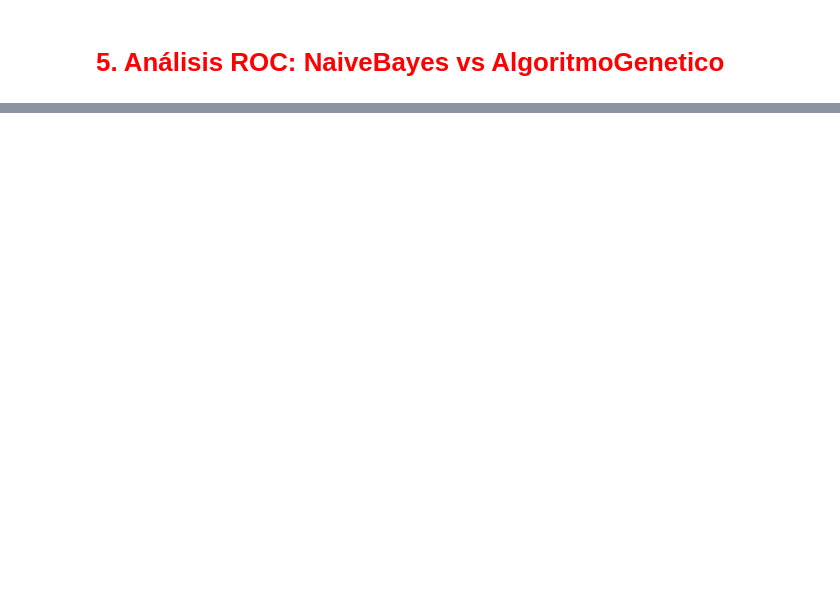
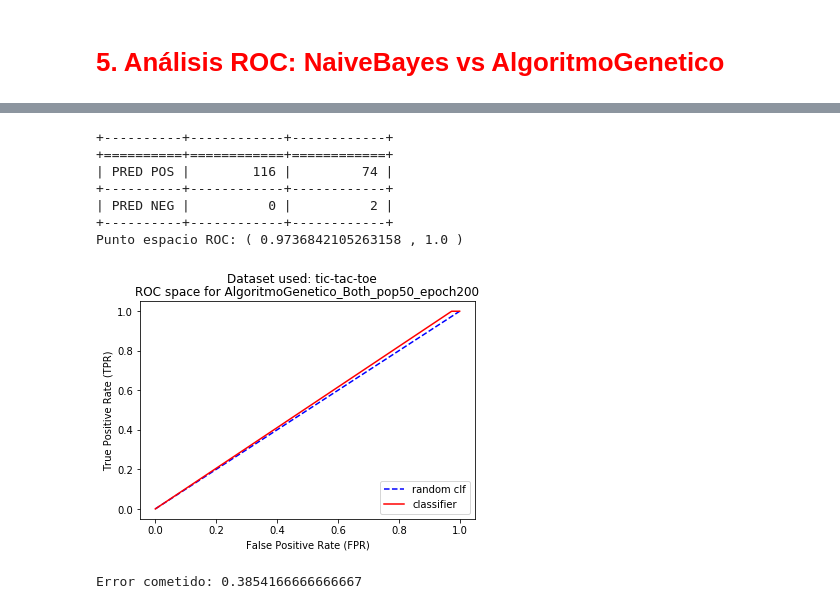
Before and after one commit to AlejandroSantorum/MachineLearning_Assignments, a Jupyter notebook: Assignment3/test_GA.ipynb, the cells around one changed output, grey strips where cells are left out. Drawn from its saved outputs; the diff is of its cells as text; code cells hidden in the pictures; blank space fills up the shorter version.

```diff
--- a/Assignment3/test_GA.ipynb
+++ b/Assignment3/test_GA.ipynb
@@ -1341,0 +1527,32 @@ print(np.mean(errores))
+# %%
+# Partición + Clasificador
+part_strat = EstrategiaParticionado.ValidacionSimple(percentage=0.8)
+ga = Clasificador.AlgoritmoGenetico(
+        n_population=50,
+        max_rules=7,
+        nepochs=200,
+        cross_prob=0.4,
+        cross_strat='both',
+        bitflip_prob=None,
+        add_rule_prob=0.3,
+        elite_perc=0.05,
+        shuffle_rules=True,
+        verbose=False
+    )
+
+# ROC Análisis
+fpr, tpr = ROC_Analysis(db_ttt, ga, part_strat)
+plot_ROC(fpr, tpr, clf_name='AlgoritmoGenetico_Both_pop50_epoch200', dataset_name='tic-tac-toe')
+# %% [output]
++----------+------------+------------+
++==========+============+============+
+| PRED POS |        116 |         74 |
++----------+------------+------------+
+| PRED NEG |          0 |          2 |
++----------+------------+------------+
+Punto espacio ROC: ( 0.9736842105263158 , 1.0 )
+[figure, added]
+# %%
+print('Error cometido:', (0+74)/(74+2+116))
+# %% [output]
+Error cometido: 0.3854166666666667
```
Also changed, not shown: parts of 69 cells of this notebook, 1 other file.
